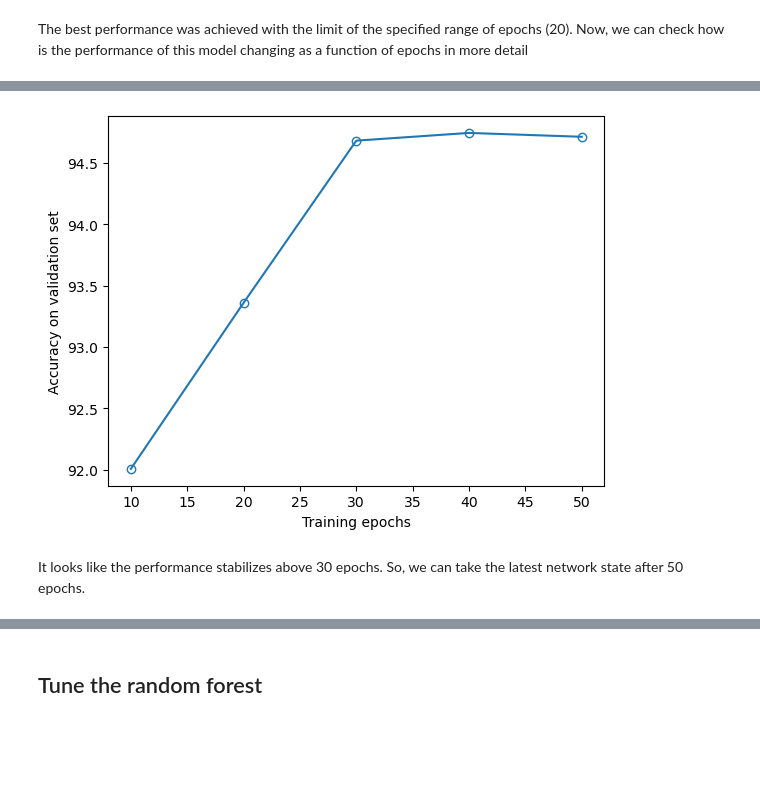
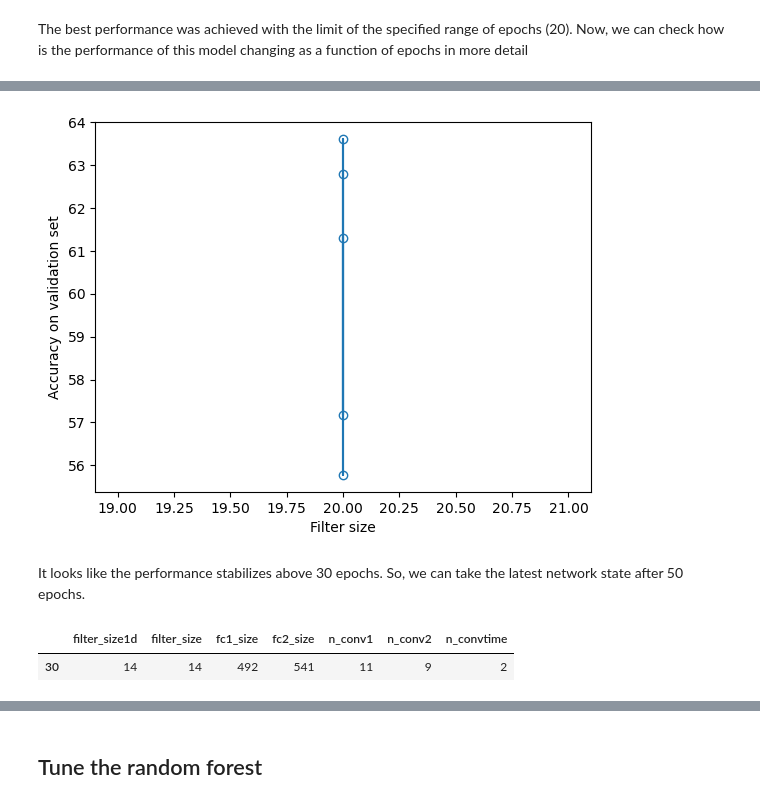
Before and after one commit to rmodosantos/brain_state_classifier, a Jupyter notebook: notebooks/Brain_state_classification_project.ipynb, the cells around one changed output, grey strips where cells are left out. Cells and saved outputs as stored; diff of their text form; code cells hidden in the pictures; blank space fills up the shorter version.

```diff
--- a/notebooks/Brain_state_classification_project.ipynb
+++ b/notebooks/Brain_state_classification_project.ipynb
@@ -493,6 +586,7 @@ def test(net, data,batch_size=10, printr=False):
 
     testloader = DataLoader(data,batch_size=batch_size)
     net = net.float()
+    net.to(torch.device('cpu'))
 
     correct = 0
     total = 0
@@ -501,12 +595,12 @@ def test(net, data,batch_size=10, printr=False):
             l1 = np.shape(sample[0])
             l2 = np.shape(sample[1])
             #reshaope input data to approppriate format
-            input_mov = sample[0].reshape((l1[0],1,l1[1]))
-            input_spec = sample[1].reshape(l2[0],1,l2[1],l2[2])
+            input_mov = torch.tensor(sample[0].reshape((l1[0],1,l1[1])),dtype=torch.float)
+            input_spec = torch.tensor(sample[1].reshape(l2[0],1,l2[1],l2[2]),dtype=torch.float)
             labels = sample[2]-1
 
             #compute predictions from the class with max output
-            outputs=net(input_spec.float(),input_mov.float())
+            outputs=net(input_spec,input_mov)
             predicted = np.argmax(outputs,axis=1)
 
             total += labels.size(0)
@@ -520,4 +614,4 @@ def test(net, data,batch_size=10, printr=False):
         print('Accuracy:\nTotal:', 100*correct/total, '\nWake:',cm[0,0]/np.sum(cm[0,:]),'\nQuiet wake:',
         cm[1,1]/np.sum(cm[1,:]),'\nNREM:', cm[2,2]/np.sum(cm[2,:]),'\nREM:', cm[3,3]/np.sum(cm[3,:]))
 
-    return cm, 100*correct/total
+    return cm, 100*correct/total, predicted, outputs
@@ -543,0 +624,5 @@ training time  87.60568428039551
+# %%
+Checkpoint('', name='Net-Capstone', lr=0.0005, n_conv1=11,n_conv2=9,n_convtime=2,fc1_size=800,fc2_size=700, filter_size=14, filter_size1d=14)
+
+
+trainNet(net,data_trainCUDA, epochs=300,batch_size=100,printr=True)
@@ -544,4 +647,4 @@ training time  87.60568428039551
 # %%
 
-trainNet(net,data_train, epochs=20,batch_size=50,printr=True)
+test(net,data_val, batch_size=len(data_val),printr=True)
 # %% [output]
@@ -655,13 +786,14 @@ hebo.best_x
 # %% [markdown]
 The best performance was achieved with the limit of the specified range of epochs (20). Now, we can check how is the performance of this model changing as a function of epochs in more detail
 # %%
-Checkpoint('', name='Net-Capstone', filter_size1d=int(hebo.best_x['filter_size1d']),
-     filter_size=int(hebo.best_x['filter_size']), fc1_size=int(hebo.best_x['fc1_size']),
+#We sample the performance in the validation set each 10 epochs
+filter_sizes = np.ones(5,dtype=np.int)*20
+acc_vs_filtersize = []
+for siz in filter_sizes:
+      Checkpoint('', name='Net-Capstone', filter_size1d=int(hebo.best_x['filter_size1d']),
+     filter_size=siz, fc1_size=int(hebo.best_x['fc1_size']),
       fc2_size=int(hebo.best_x['fc2_size']), lr=float(hebo.best_x['lr']))
 
-#We sample the performance in the validation set each 10 epochs
-acc_vs_epochs = []
-for i in range(5):
-      net_loss = trainNet(net,epochs=10,batch_size=int(hebo.best_x['batch_size']),loss=loss, printr=True, save_loss=True)
-      _, acci = test(net,val_sampler, batch_size=n_val)
-      acc_vs_epochs.append(acci)
+      net_loss= trainNet(net, data_trainCUDA, epochs=int(hebo.best_x['epochs']), batch_size=int(hebo.best_x['batch_size']))
+      _,acci = test(net,data_val, batch_size=len(data_val),printr=True)
+      acc_vs_filtersize.append(acci)
@@ -668,9 +818,9 @@ for i in range(5):
 # %%
-plt.plot((np.arange(len(acc_vs_epochs))+1)*10,acc_vs_epochs,marker='o', fillstyle = 'none')
-plt.xlabel('Training epochs')
+plt.plot((filter_sizes[:len(acc_vs_filtersize)]),acc_vs_filtersize,marker='o', fillstyle = 'none')
+plt.xlabel('Filter size')
 plt.ylabel('Accuracy on validation set')
 plt.show()
 # %% [output]
-[figure, old version]
+[figure, new version]
 # %% [markdown]
 It looks like the performance stabilizes above 30 epochs. So, we can take the latest network state after 50 epochs.
@@ -679,0 +827,5 @@ cm_CNNtuned, acc_CNNtuned = test(net,val_sampler, batch_size=n_val)
+# %%
+hebo.best_x
+# %% [output]
+|  | filter_size1d | filter_size | fc1_size | fc2_size | n_conv1 | n_conv2 | n_convtime |
+| 30 | 14 | 14 | 492 | 541 | 11 | 9 | 2 |
```
Also changed, not shown: parts of 89 cells of this notebook, 3 other files.
